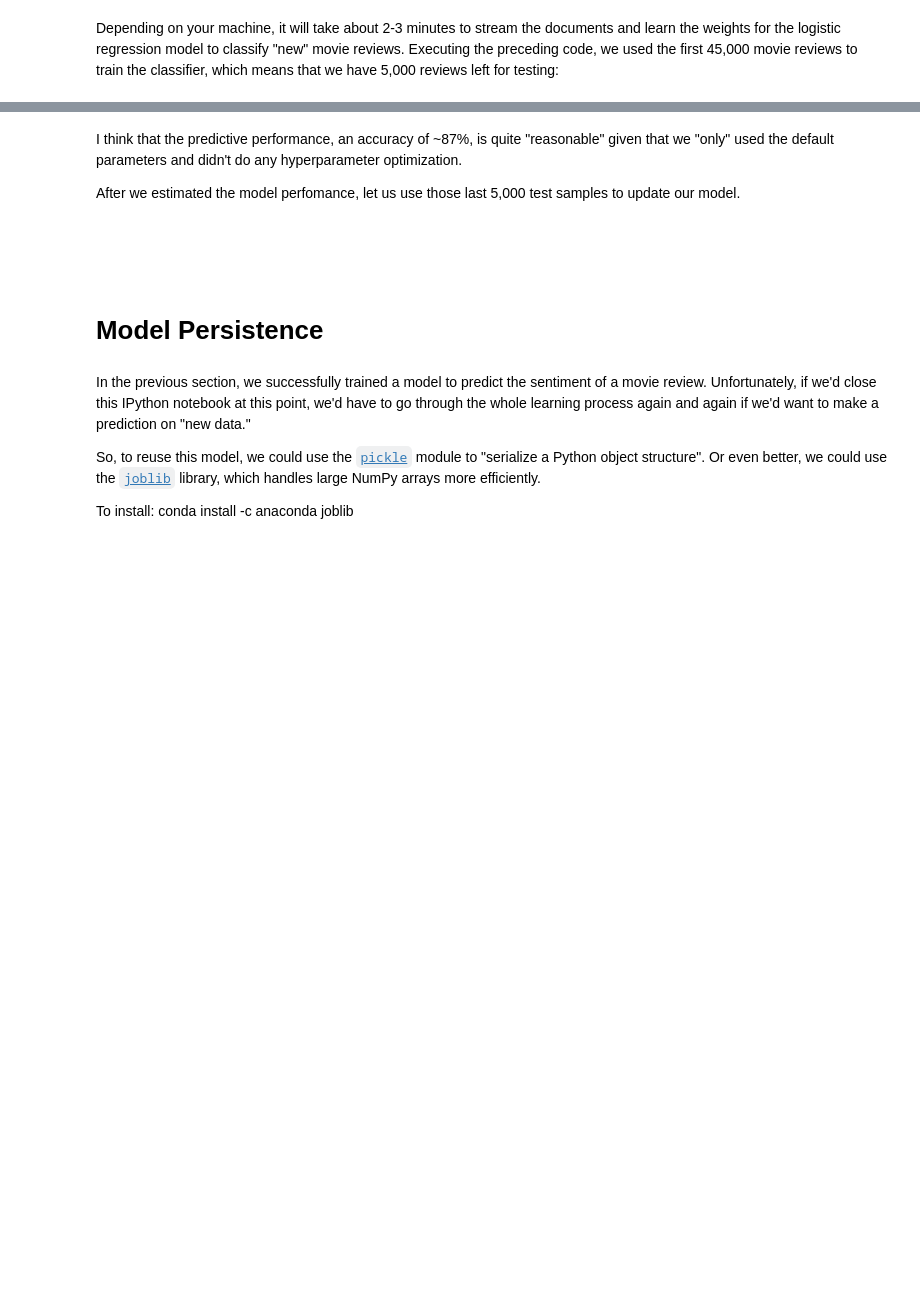
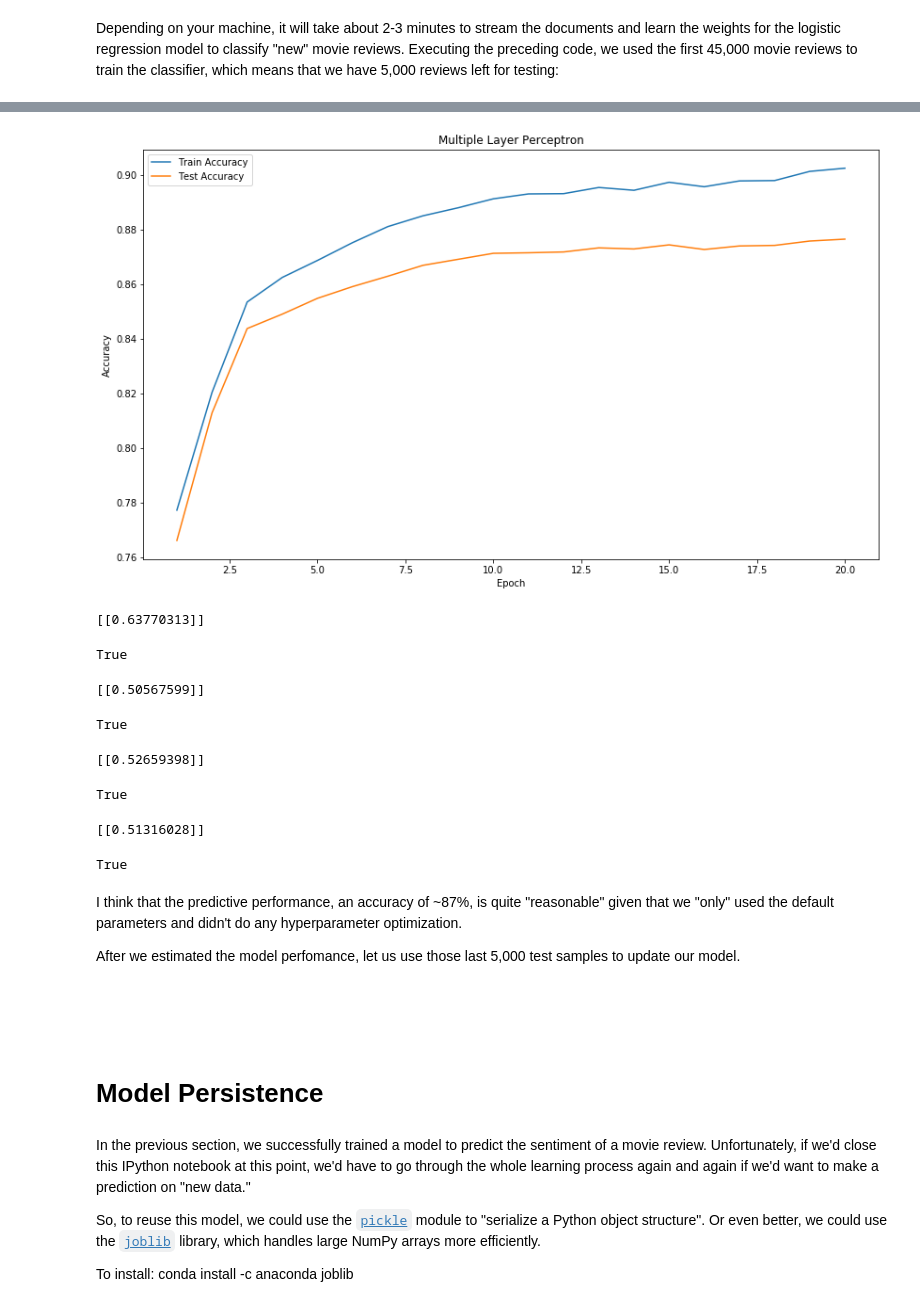
Before and after one commit to bsharma2/mlp-sentiment-analysis, a Jupyter notebook: NeuralNetworksSemana3.ipynb, the cells around one changed output, grey strips where cells are left out. Saved outputs shown, nothing was run; the diff lists cells and outputs as text; code cells hidden in the pictures; blank space fills up the shorter version.

```diff
--- a/NeuralNetworksSemana3.ipynb
+++ b/NeuralNetworksSemana3.ipynb
@@ -283,3 +510,47 @@ Accuracy: 0.867
+# %%
+fig, ax = plt.subplots(figsize=(14, 8))
+
+l3, l4  = ax.plot(ep, acc_train_epoch, ep, acc_test_epoch)
+ax.set(xlabel='Epoch', ylabel='Accuracy', title='Multiple Layer Perceptron')
+
+plt.legend([l3, l4],["Train Accuracy", "Test Accuracy"])
+plt.show()
+# %% [output]
+[figure, added]
+# %%
+#Exercise 3: compare  with your Neural Network
+
+example = ['I loved this movie']
+X = vec.transform(example)
+print(regr.pred(X))
+regr.pred(X)[0][0] > 0.5
+# %% [output]
+[[0.63770313]]
+True
+# %%
+example = ['I hate this movie']
+X = vec.transform(example)
+print(regr.pred(X))
+regr.pred(X)[0][0] > 0.5
+# %% [output]
+[[0.50567599]]
+True
+# %%
+example = ["I don't love this movie"]
+X = vec.transform(example)
+print(regr.pred(X))
+regr.pred(X)[0][0] > 0.5
+# %% [output]
+[[0.52659398]]
+True
+# %%
+example = ["I do not love this movie"]
+X = vec.transform(example)
+print(regr.pred(X))
+regr.pred(X)[0][0] > 0.5
+# %% [output]
+[[0.51316028]]
+True
 # %% [markdown]
 I think that the predictive performance, an accuracy of ~87%, is quite "reasonable" given that we "only" used the default parameters and didn't do any hyperparameter optimization.
 
```
Also changed, not shown: parts of 27 cells of this notebook.
